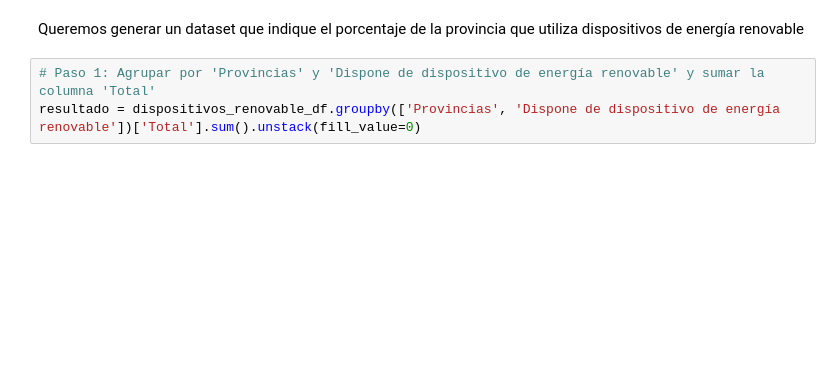
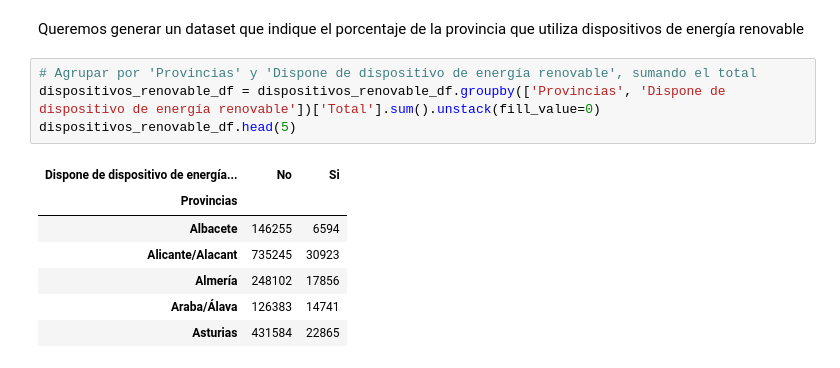
Before and after one commit to elena-17/DataMining-24-25, a Jupyter notebook: src/data_card_1_processing.ipynb, the cells around one changed output. Saved outputs shown, nothing was run; the diff lists cells and outputs as text; blank space fills up the shorter version.

```diff
--- a/src/data_card_1_processing.ipynb
+++ b/src/data_card_1_processing.ipynb
@@ -131,5 +239,14 @@ dispositivos_renovable_df.head(12)
 # %% [markdown]
 Queremos generar un dataset que indique el porcentaje de la provincia que utiliza dispositivos de energía renovable
 # %%
-# Paso 1: Agrupar por 'Provincias' y 'Dispone de dispositivo de energía renovable' y sumar la columna 'Total'
-resultado = dispositivos_renovable_df.groupby(['Provincias', 'Dispone de dispositivo de energía renovable'])['Total'].sum().unstack(fill_value=0)
+# Agrupar por 'Provincias' y 'Dispone de dispositivo de energía renovable', sumando el total
+dispositivos_renovable_df = dispositivos_renovable_df.groupby(['Provincias', 'Dispone de dispositivo de energía renovable'])['Total'].sum().unstack(fill_value=0)
+dispositivos_renovable_df.head(5)
+# %% [output]
+| Dispone de dispositivo de energía... | No | Si |
+| Provincias |  |  |
+| Albacete | 146255 | 6594 |
+| Alicante/Alacant | 735245 | 30923 |
+| Almería | 248102 | 17856 |
+| Araba/Álava | 126383 | 14741 |
+| Asturias | 431584 | 22865 |
```
Also changed, not shown: parts of 24 cells of this notebook.
